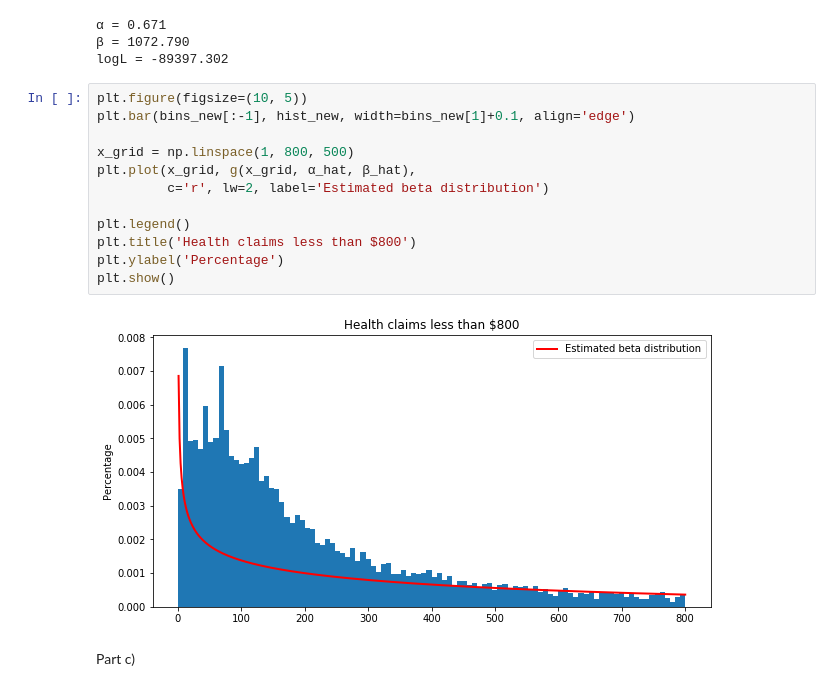
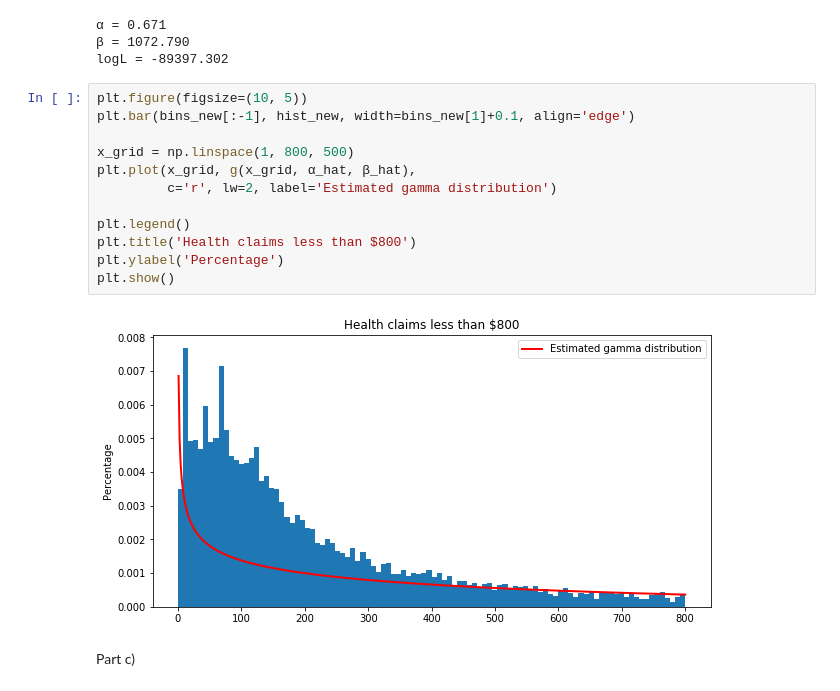
Before and after one commit to natashawatkins/BootCamp2018, a Jupyter notebook: Probsets/Econ/Probset5/max-likelihood.ipynb, the cells around one changed output. Saved outputs shown, nothing was run; the diff lists cells and outputs as text.

```diff
--- a/Probsets/Econ/Probset5/max-likelihood.ipynb
+++ b/Probsets/Econ/Probset5/max-likelihood.ipynb
@@ -90,17 +90,17 @@ logL = -89397.302
 # %%
 plt.figure(figsize=(10, 5))
 plt.bar(bins_new[:-1], hist_new, width=bins_new[1]+0.1, align='edge')
 
 x_grid = np.linspace(1, 800, 500)
 plt.plot(x_grid, g(x_grid, α_hat, β_hat),
-         c='r', lw=2, label='Estimated beta distribution')
+         c='r', lw=2, label='Estimated gamma distribution')
 
 plt.legend()
 plt.title('Health claims less than $800')
 plt.ylabel('Percentage')
 plt.show()
 # %% [output]
-[figure, old version]
+[figure, new version]
 # %% [markdown]
 Part c)
 # %%
```
Also changed, not shown: 2 other files.
